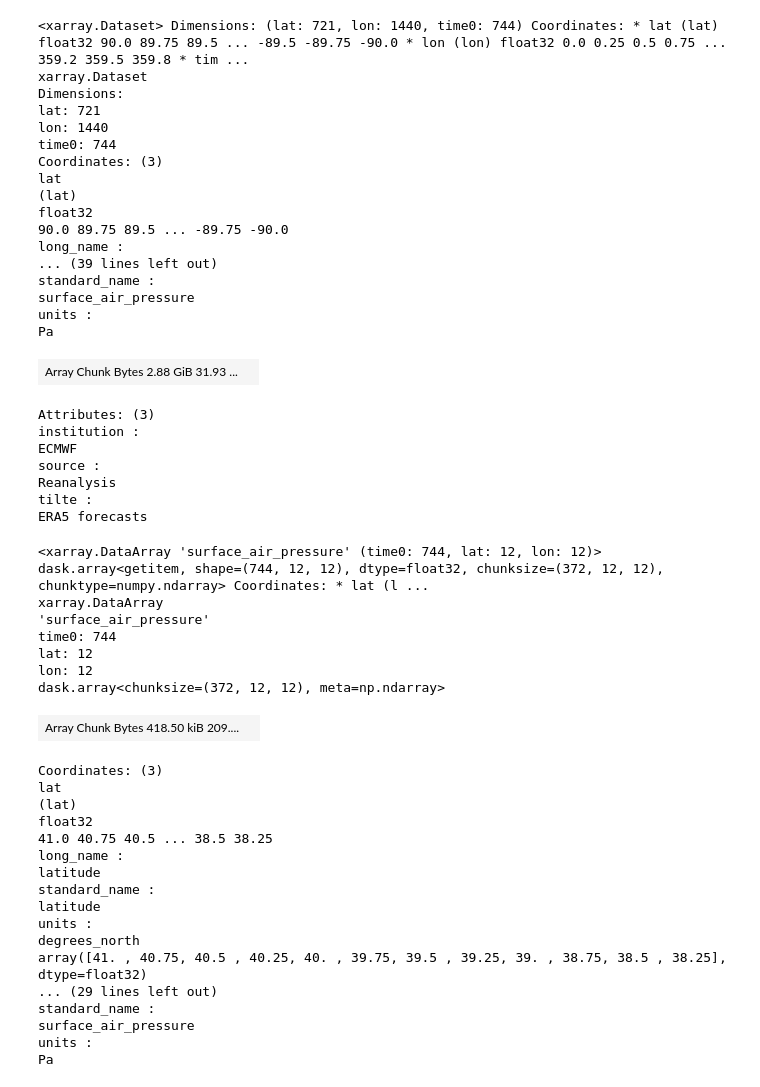
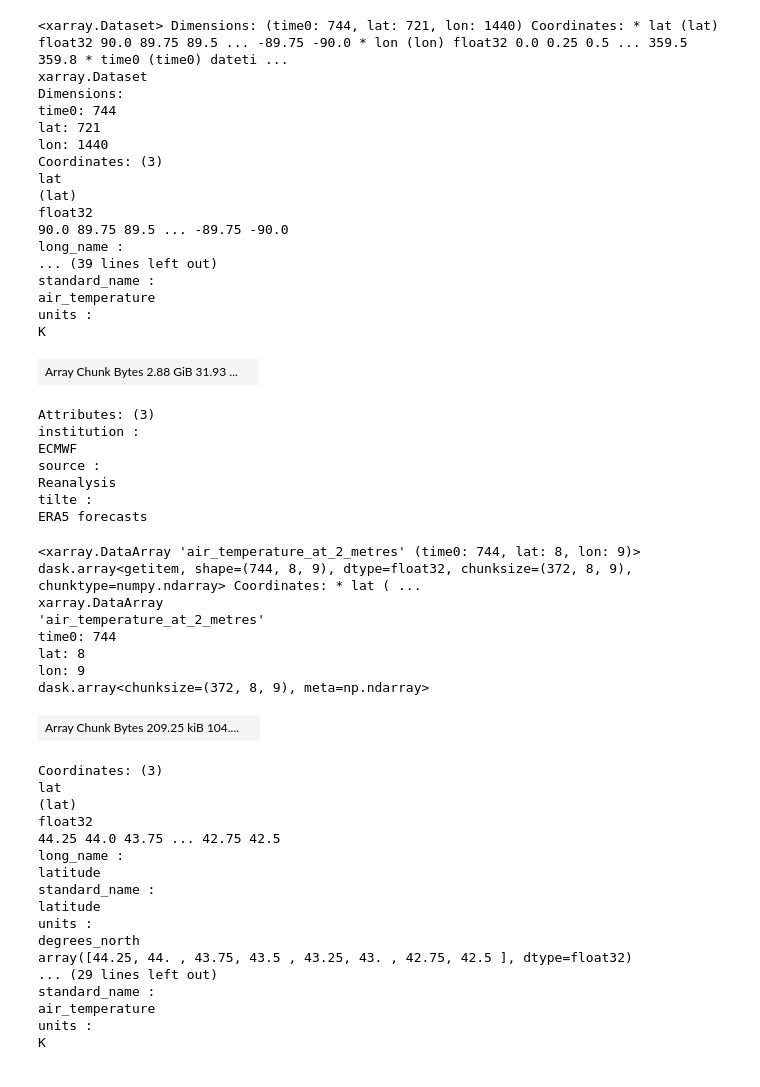
Before and after one commit to GAaronAlexander/aarona-noah-mp-hue-container, a Jupyter notebook: test-era5-regrid.ipynb, the cells around one changed output. Drawn from its saved outputs; the diff is of its cells as text; code cells hidden in the pictures.

```diff
--- a/test-era5-regrid.ipynb
+++ b/test-era5-regrid.ipynb
@@ -7,15 +12,26 @@ import numpy as np
+# %%
+## load in data set of geogrid and then create a subset of curvilinear grid
+## to output the dset data to load
+geogrid = xr.open_dataset('./geogrid-files/geo_em.d01.milwaukee.nc')
+
+ds_out = xr.Dataset(
+    {
+        "lat": (["y","x"],geogrid.XLAT_M[0].values),
+        "lon": (["y","x"], geogrid.XLONG_M[0].values),
+    }
+)
 # %%
 fs = s3fs.S3FileSystem(anon=True) ### This is needed to be able to access wihtouth erroring
-fmap = s3fs.S3Map('s3://era5-pds/zarr/2010/07/data/surface_air_pressure.zarr', s3=fs)
-dset = xr.open_zarr(fmap, consolidated=True)
-dset
+fmap = s3fs.S3Map(f's3://era5-pds/zarr/2010/07/data/{data_varaibles[0]}.zarr', s3=fs)
+dset_t = xr.open_zarr(fmap, consolidated=True)
+dset_t
 # %% [output]
-<xarray.Dataset> Dimensions: (lat: 721, lon: 1440, time0: 744) Coordinates: * lat (lat) float32 90.0 89.75 89.5 ... -89.5 -89.75 -90.0 * lon (lon) float32 0.0 0.25 0.5 0.75 ... 359.2 359.5 359.8 * tim ...
+<xarray.Dataset> Dimensions: (time0: 744, lat: 721, lon: 1440) Coordinates: * lat (lat) float32 90.0 89.75 89.5 ... -89.75 -90.0 * lon (lon) float32 0.0 0.25 0.5 ... 359.5 359.8 * time0 (time0) dateti ...
 xarray.Dataset
 Dimensions:
+time0: 744
 lat: 721
 lon: 1440
-time0: 744
 Coordinates: (3)
 lat
 (lat)
@@ -24,9 +40,9 @@ float32
 long_name :
 ... (39 lines left out)
 standard_name :
-surface_air_pressure
+air_temperature
 units :
-Pa
+K
 | Array Chunk Bytes 2.88 GiB 31.93 ... |  |
 Attributes: (3)
 institution :
@@ -36,34 +52,54 @@ Reanalysis
 tilte :
 ERA5 forecasts
 # %%
-geogrid = xr.open_dataset('./geogrid-files/geo_em.d01.denver.noGlacier.nc')
+## determine the nearest coordinates of the geogrid file, and then add 2 to it to be safe
+lonsv, latsv = np.meshgrid(-360+dset_t.lon.values,dset_t.lat.values)
+## get the id of the lons from geogrid
+LON_start = np.abs(lonsv - ds_out.lon[0,0].values)
+LON_end = np.abs(lonsv - ds_out.lon[-1,-1].values)
+
+idx_lonstart = np.where(LON_start == LON_start.min())
+idx_lonend = np.where(LON_end == LON_end.min())
+input_lonstart = idx_lonstart[1][0]-2
+input_lonend = idx_lonend[1][0]+2
+
+
+## get the id of the lats from geogrid
+LAT_start = np.abs(latsv - ds_out.lat[0,0].values)
+LAT_end = np.abs(latsv - ds_out.lat[-1,-1].values)
+
+idx_latstart = np.where(LAT_start == LAT_start.min())
+idx_latend = np.where(LAT_end == LAT_end.min())
+input_latstart = idx_latstart[0][0]+2
+input_latend = idx_latend[0][0]-2
 # %%
-dset_subset = dset.surface_air_pressure[:,196:208,1016:1028]
+## take out the data of interest
+dset_subset = dset_t[data_varaibles[0]][:,input_latend:input_latstart,input_lonstart:input_lonend]
 dset_subset
 # %% [output]
-<xarray.DataArray 'surface_air_pressure' (time0: 744, lat: 12, lon: 12)> dask.array<getitem, shape=(744, 12, 12), dtype=float32, chunksize=(372, 12, 12), chunktype=numpy.ndarray> Coordinates: * lat (l ...
+<xarray.DataArray 'air_temperature_at_2_metres' (time0: 744, lat: 8, lon: 9)> dask.array<getitem, shape=(744, 8, 9), dtype=float32, chunksize=(372, 8, 9), chunktype=numpy.ndarray> Coordinates: * lat ( ...
 xarray.DataArray
-'surface_air_pressure'
+'air_temperature_at_2_metres'
 time0: 744
-lat: 12
-lon: 12
-dask.array<chunksize=(372, 12, 12), meta=np.ndarray>
+lat: 8
+lon: 9
+dask.array<chunksize=(372, 8, 9), meta=np.ndarray>
-| Array Chunk Bytes 418.50 kiB 209.... |  |
+| Array Chunk Bytes 209.25 kiB 104.... |  |
 Coordinates: (3)
 lat
 (lat)
 float32
-41.0 40.75 40.5 ... 38.5 38.25
+44.25 44.0 43.75 ... 42.75 42.5
 long_name :
 latitude
 standard_name :
 latitude
 units :
 degrees_north
-array([41. , 40.75, 40.5 , 40.25, 40. , 39.75, 39.5 , 39.25, 39. , 38.75, 38.5 , 38.25], dtype=float32)
+array([44.25, 44. , 43.75, 43.5 , 43.25, 43. , 42.75, 42.5 ], dtype=float32)
 ... (29 lines left out)
 standard_name :
-surface_air_pressure
+air_temperature
 units :
-Pa
+K
 # %%
```
Also changed, not shown: parts of 11 cells of this notebook.
